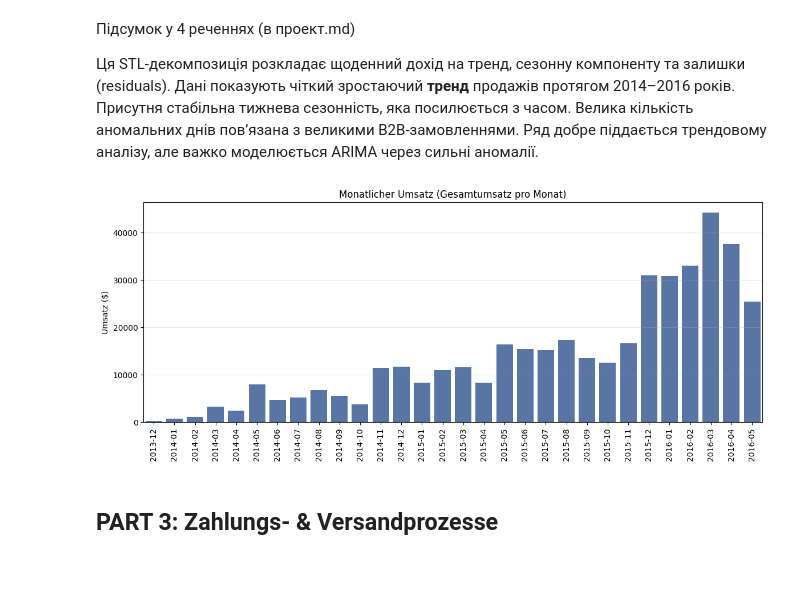
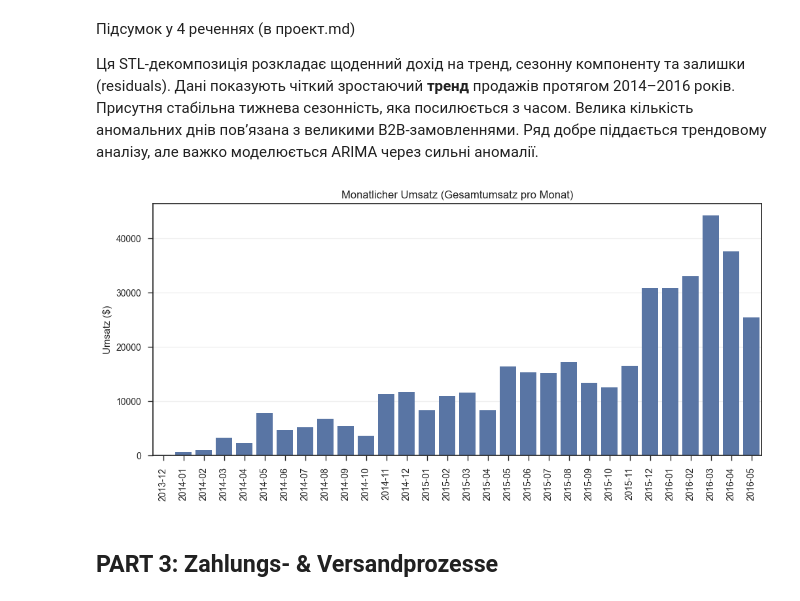
Before and after one commit to data-mosaic/Anna-Project, a Jupyter notebook: notebooks/03_Data_Analysis.ipynb, the cells around one changed output. Drawn from its saved outputs; the diff is of its cells as text; code cells hidden in the pictures; blank space fills up the shorter version.

```diff
--- a/notebooks/03_Data_Analysis.ipynb
+++ b/notebooks/03_Data_Analysis.ipynb
@@ -28,7 +28,9 @@ import textwrap
 
 pd.set_option('display.max_columns', None)
 # %%
-plt.style.use('default')
+#plt.style.use('default')
+plt.style.use("seaborn-v0_8")
+plt.style.use("seaborn-v0_8-ticks")
 # %%
 df = pd.read_csv("../data/clean/aggregate_df.csv")
 
@@ -796,36 +990,36 @@ plt.show()
 # %%
 # --- Monthly Revenue from df_orders ---
 
 df_orders['Orders.placed_date'] = pd.to_datetime(df_orders['Orders.placed_date'])
 
 # Create year-month column
 df_orders['year_month'] = df_orders['Orders.placed_date'].dt.to_period('M').astype(str)
 
 # Aggregate revenue
 monthly_revenue = (
     df_orders.groupby('year_month')['Orders.total']
     .sum()
     .reset_index()
 )
 
 
-plt.figure(figsize=(14, 5))
+plt.figure(figsize=(12, 5))
 sns.barplot(
     data=monthly_revenue,
     x='year_month',
     y='Orders.total',
-    color='#4C72B0'
+    #color='#4C72B0'
 )
 
 plt.xticks(rotation=90)
 plt.title("Monatlicher Umsatz (Gesamtumsatz pro Monat)") #Monthly Revenue (Total Sales per Month)
 plt.xlabel("")
 plt.ylabel("Umsatz ($)") #Revenue
 plt.grid(axis='y', alpha=0.3)
 
 plt.show()
 # %% [output]
-[figure, old version]
+[figure, new version]
 # %% [markdown]
 ## **PART 3: Zahlungs- & Versandprozesse**
 # %% [markdown]
```
Also changed, not shown: parts of 39 cells of this notebook, 13 other files.
